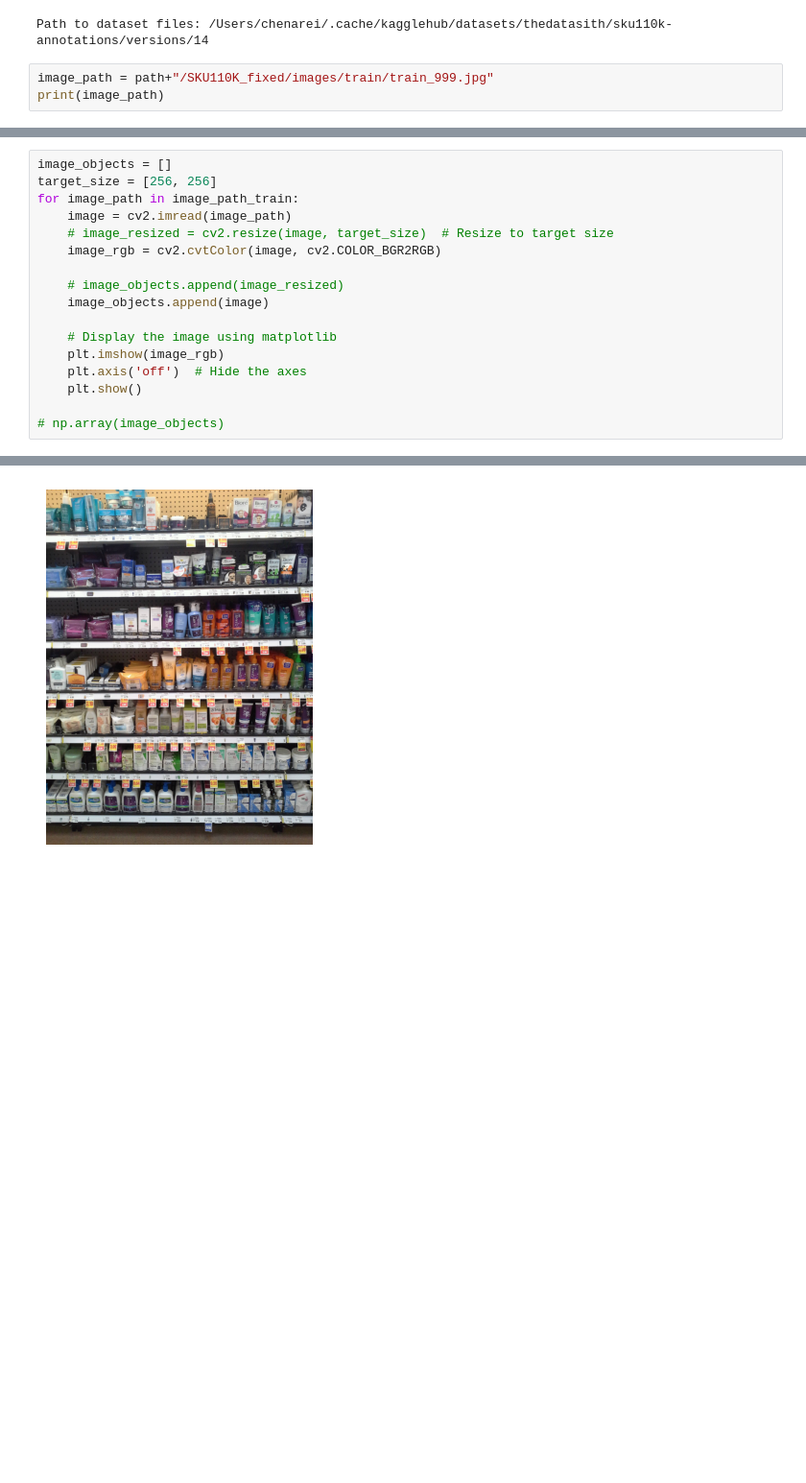
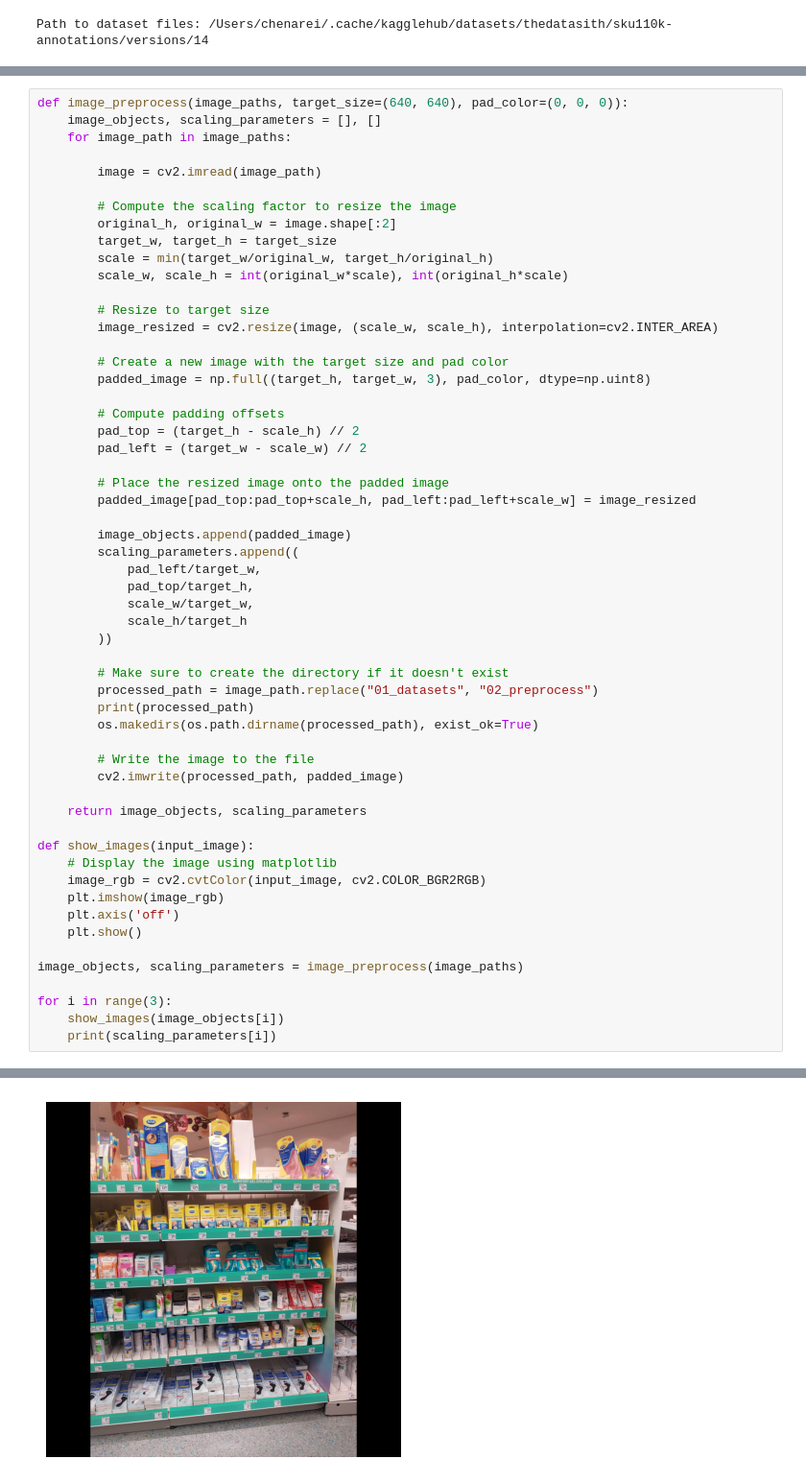
Before and after one commit to randyjhc/store-shelves-detector, a Jupyter notebook: shelves.ipynb, the cells around one changed output, grey strips where cells are left out. Shown at 96% size. Saved outputs shown, nothing was run; the diff lists cells and outputs as text; blank space fills up the shorter version.

```diff
--- a/shelves.ipynb
+++ b/shelves.ipynb
@@ -27,6 +16,3 @@ path = kagglehub.dataset_download("thedatasith/sku110k-annotations")
 print("Path to dataset files:", path)
 # %% [output]
 Path to dataset files: /Users/chenarei/.cache/kagglehub/datasets/thedatasith/sku110k-annotations/versions/14
-# %%
-image_path = path+"/SKU110K_fixed/images/train/train_999.jpg"
-print(image_path)
@@ -57,18 +59,57 @@ print(label_path_train)
 # %%
-image_objects = []
-target_size = [256, 256]
-for image_path in image_path_train:
-    image = cv2.imread(image_path)
-    # image_resized = cv2.resize(image, target_size)  # Resize to target size
-    image_rgb = cv2.cvtColor(image, cv2.COLOR_BGR2RGB)
+def image_preprocess(image_paths, target_size=(640, 640), pad_color=(0, 0, 0)):
+    image_objects, scaling_parameters = [], []
+    for image_path in image_paths:
 
-    # image_objects.append(image_resized)
-    image_objects.append(image)
+        image = cv2.imread(image_path)
 
+        # Compute the scaling factor to resize the image
+        original_h, original_w = image.shape[:2]
+        target_w, target_h = target_size
+        scale = min(target_w/original_w, target_h/original_h)
+        scale_w, scale_h = int(original_w*scale), int(original_h*scale)
+
+        # Resize to target size
+        image_resized = cv2.resize(image, (scale_w, scale_h), interpolation=cv2.INTER_AREA)
+
+        # Create a new image with the target size and pad color
+        padded_image = np.full((target_h, target_w, 3), pad_color, dtype=np.uint8)
+
+        # Compute padding offsets
+        pad_top = (target_h - scale_h) // 2
+        pad_left = (target_w - scale_w) // 2
+
+        # Place the resized image onto the padded image
+        padded_image[pad_top:pad_top+scale_h, pad_left:pad_left+scale_w] = image_resized
+
+        image_objects.append(padded_image)
+        scaling_parameters.append((
+            pad_left/target_w,
+            pad_top/target_h,
+            scale_w/target_w,
+            scale_h/target_h
+        ))
+
+        # Make sure to create the directory if it doesn't exist
+        processed_path = image_path.replace("01_datasets", "02_preprocess")
+        print(processed_path)
+        os.makedirs(os.path.dirname(processed_path), exist_ok=True)
+
+        # Write the image to the file
+        cv2.imwrite(processed_path, padded_image)
+
+    return image_objects, scaling_parameters
+
+def show_images(input_image):
     # Display the image using matplotlib
+    image_rgb = cv2.cvtColor(input_image, cv2.COLOR_BGR2RGB)
     plt.imshow(image_rgb)
-    plt.axis('off')  # Hide the axes
+    plt.axis('off')
     plt.show()
 
-# np.array(image_objects)
+image_objects, scaling_parameters = image_preprocess(image_paths)
+
+for i in range(3):
+    show_images(image_objects[i])
+    print(scaling_parameters[i])
 # %% [output]
@@ -75 +133 @@ for image_path in image_path_train:
-[figure, old version]
+[figure, new version]
```
Also changed, not shown: parts of 15 cells of this notebook, 15 other files.
